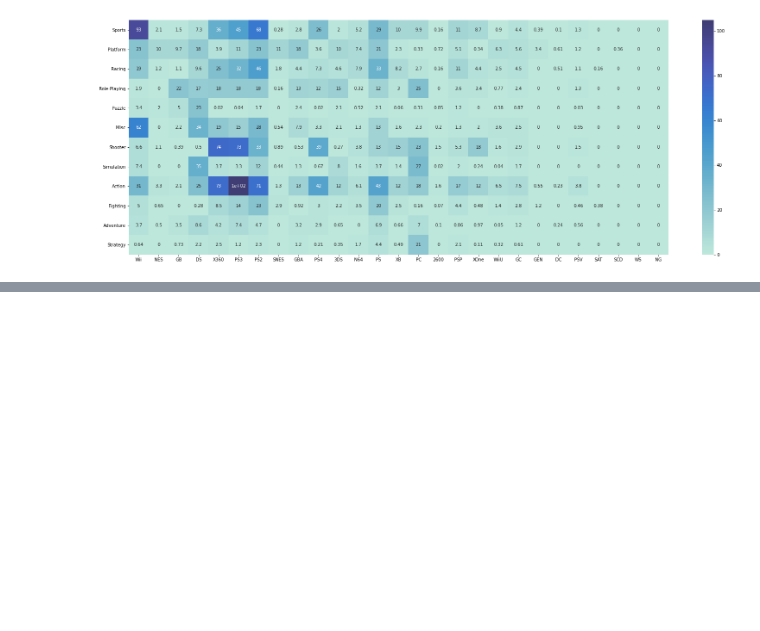
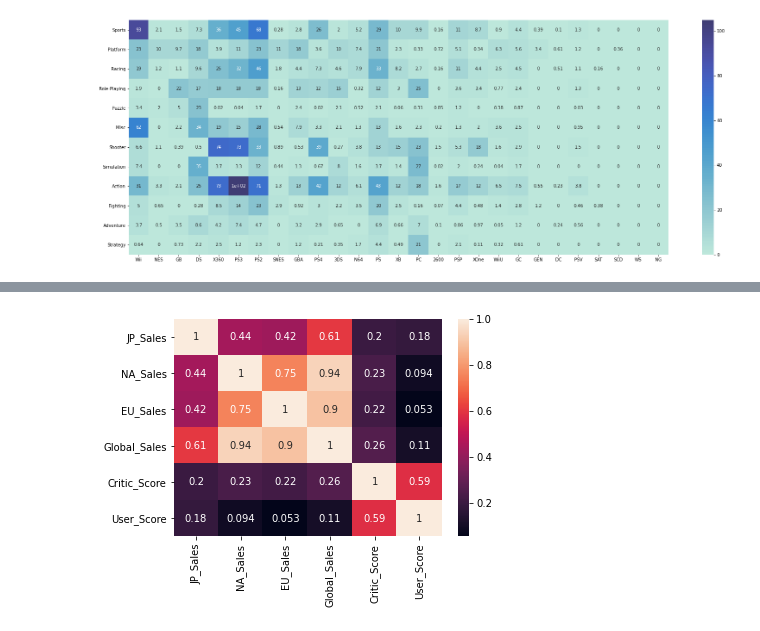
Before and after one commit to Loniowsky/Data-Mining-Project, a Jupyter notebook: scripts/notebooks/preliminary_data_analysis.ipynb, the cells around one changed output, grey strips where cells are left out. Drawn from its saved outputs; the diff is of its cells as text; code cells hidden in the pictures; blank space fills up the shorter version.

```diff
--- a/scripts/notebooks/preliminary_data_analysis.ipynb
+++ b/scripts/notebooks/preliminary_data_analysis.ipynb
@@ -193,0 +214,5 @@ plt.show()
+# %%
+sns.heatmap(data[["JP_Sales", "NA_Sales", "EU_Sales", "Global_Sales", "Critic_Score", "User_Score"]].corr(), annot=True)
+plt.show()
+# %% [output]
+[figure, added]
```
Also changed, not shown: parts of 8 cells of this notebook, 4 other files.
